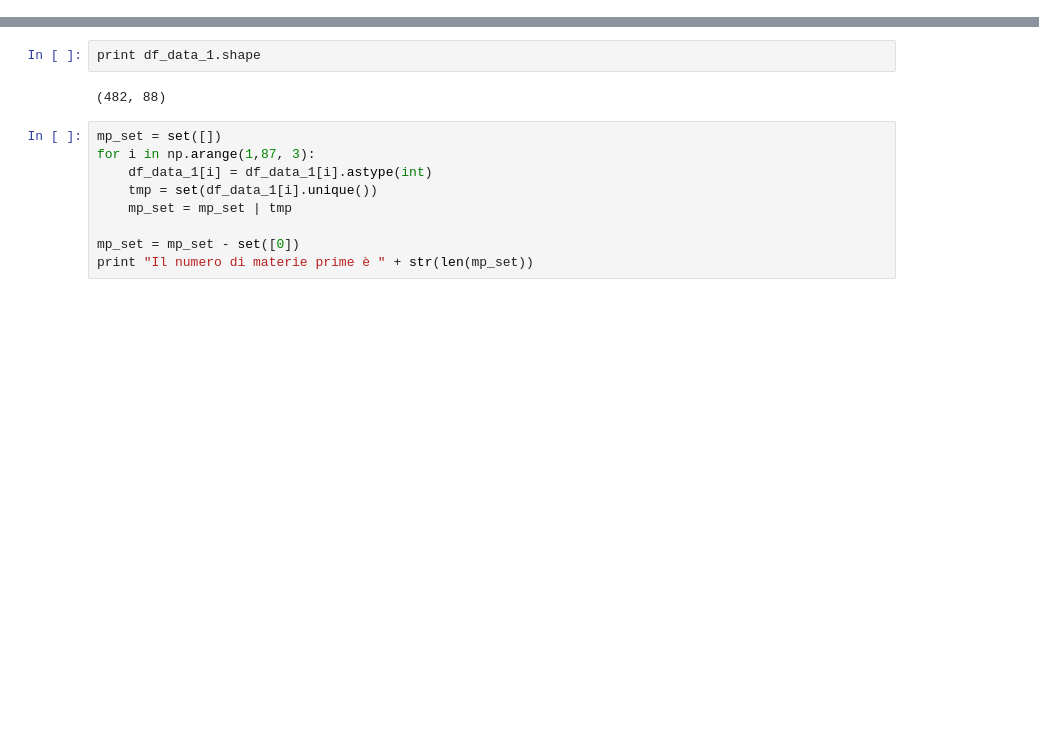
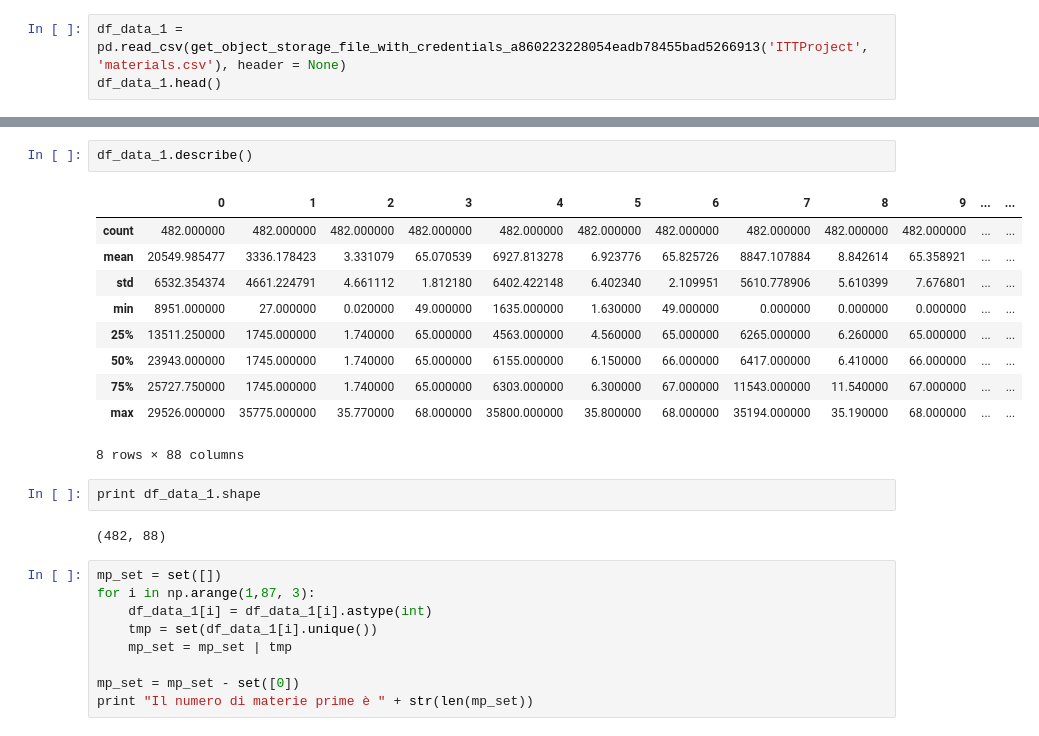
Before and after one commit to Piccettino/VarGroup-hackaton-may2017, a Jupyter notebook: Exploration_materiali.ipynb, the cells around one changed output, grey strips where cells are left out. Cells and saved outputs as stored; diff of their text form; blank space fills up the shorter version.

```diff
--- a/Exploration_materiali.ipynb
+++ b/Exploration_materiali.ipynb
@@ -16,0 +13,3 @@ import matplotlib.pyplot as plt
+# %%
+df_data_1 = pd.read_csv(get_object_storage_file_with_credentials_a860223228054eadb78455bad5266913('ITTProject', 'materials.csv'), header = None)
+df_data_1.head()
@@ -17,3 +24,16 @@ import matplotlib.pyplot as plt
+# %%
+df_data_1.describe()
+# %% [output]
+|  | 0 | 1 | 2 | 3 | 4 | 5 | 6 | 7 | 8 | 9 | ... | ... |
+| count | 482.000000 | 482.000000 | 482.000000 | 482.000000 | 482.000000 | 482.000000 | 482.000000 | 482.000000 | 482.000000 | 482.000000 | ... | ... |
+| mean | 20549.985477 | 3336.178423 | 3.331079 | 65.070539 | 6927.813278 | 6.923776 | 65.825726 | 8847.107884 | 8.842614 | 65.358921 | ... | ... |
+| std | 6532.354374 | 4661.224791 | 4.661112 | 1.812180 | 6402.422148 | 6.402340 | 2.109951 | 5610.778906 | 5.610399 | 7.676801 | ... | ... |
+| min | 8951.000000 | 27.000000 | 0.020000 | 49.000000 | 1635.000000 | 1.630000 | 49.000000 | 0.000000 | 0.000000 | 0.000000 | ... | ... |
+| 25% | 13511.250000 | 1745.000000 | 1.740000 | 65.000000 | 4563.000000 | 4.560000 | 65.000000 | 6265.000000 | 6.260000 | 65.000000 | ... | ... |
+| 50% | 23943.000000 | 1745.000000 | 1.740000 | 65.000000 | 6155.000000 | 6.150000 | 66.000000 | 6417.000000 | 6.410000 | 66.000000 | ... | ... |
+| 75% | 25727.750000 | 1745.000000 | 1.740000 | 65.000000 | 6303.000000 | 6.300000 | 67.000000 | 11543.000000 | 11.540000 | 67.000000 | ... | ... |
+| max | 29526.000000 | 35775.000000 | 35.770000 | 68.000000 | 35800.000000 | 35.800000 | 68.000000 | 35194.000000 | 35.190000 | 68.000000 | ... | ... |
+8 rows × 88 columns
 # %%
 print df_data_1.shape
 # %% [output]
```
Also changed, not shown: parts of 9 cells of this notebook.
